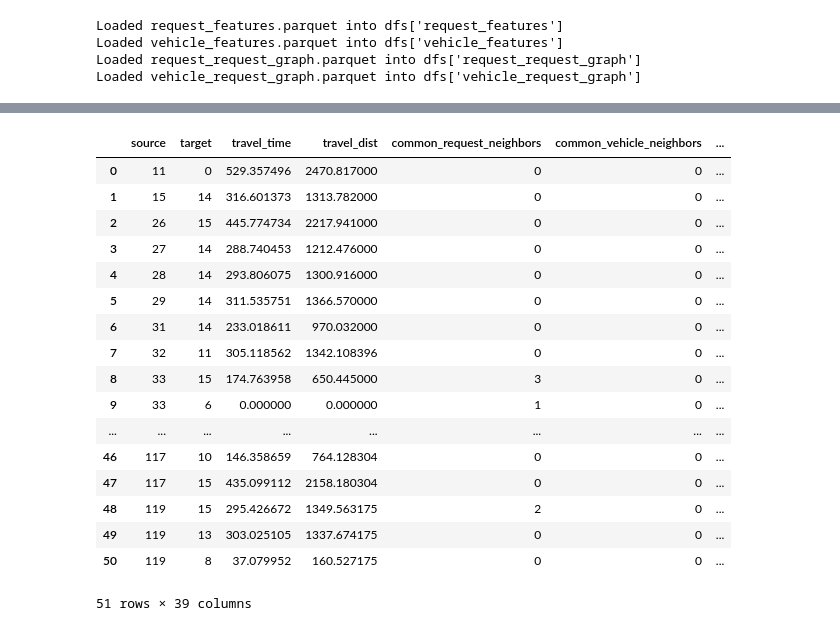
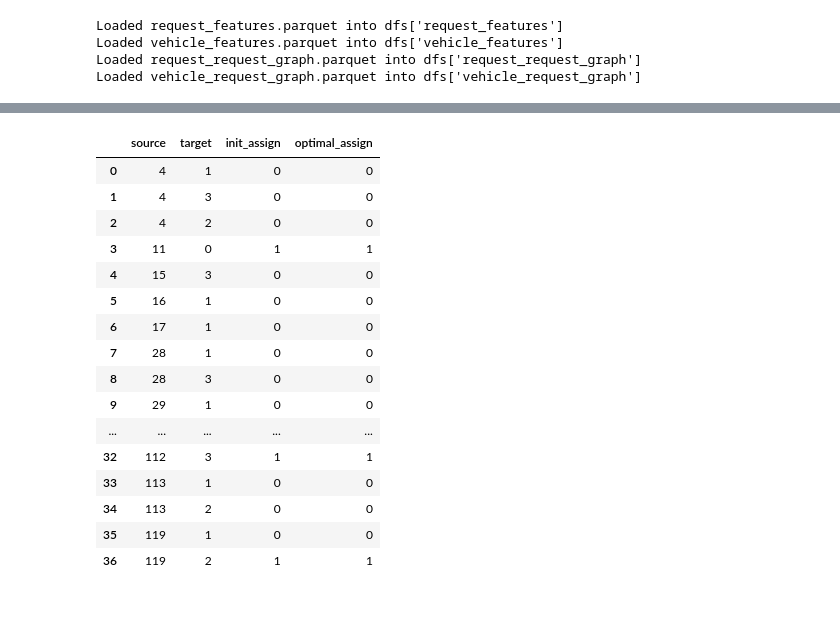
Before and after one commit to TUM-VT/FleetPy, a Jupyter notebook: gnn_project/notebooks/EDA.ipynb, the cells around one changed output, grey strips where cells are left out. Saved outputs shown, nothing was run; the diff lists cells and outputs as text; code cells hidden in the pictures.

```diff
--- a/gnn_project/notebooks/EDA.ipynb
+++ b/gnn_project/notebooks/EDA.ipynb
@@ -4,7 +4,7 @@ import matplotlib.pyplot as plt
 import os
 # %%
 scenario_name = 'test_manhattan_scenario_1'
-base_dir = f'data/{scenario_name}/processed'
+base_dir = f'../data/processed/{scenario_name}'
 # %%
 dfs = {}
 for f in os.listdir(base_dir):
@@ -19,7 +19,7 @@ Loaded request_request_graph.parquet into dfs['request_request_graph']
 Loaded vehicle_request_graph.parquet into dfs['vehicle_request_graph']
 # %%
 # read pickle file
-with open('/Users/hoda_hamdy/Documents/Projects/fleetpy/FleetPy/studies/manhattan_case_study/results/test_manhattan_scenario_1/train/600/vehicle_request_graph.pkl', 'rb') as f:
+with open('/Users/hoda_hamdy/Documents/Projects/fleetpy/FleetPy/studies/manhattan_case_study/results/test_manhattan_scenario_1/train/0/vehicle_request_graph.pkl', 'rb') as f:
     vehicle_request_graph = pd.read_pickle(f)
 vehicle_request_graph
 # %% [output]
@@ -43,6 +45,6 @@ vehicle_request_graph
 # %%
 # read pickle file
-with open('/Users/hoda_hamdy/Documents/Projects/fleetpy/FleetPy/studies/manhattan_case_study/results/test_manhattan_scenario_1/train/450/init_assignments.pkl', 'rb') as f:
+with open(f'/Users/hoda_hamdy/Documents/Projects/fleetpy/FleetPy/studies/manhattan_case_study/results/test_manhattan_scenario_1/train/{timestep}/init_assignments.pkl', 'rb') as f:
     init_assignments = pd.read_pickle(f)
 init_assignments
 # %% [output]
@@ -59,0 +52,5 @@ init_assignments
+# %%
+# read pickle file
+with open(f'/Users/hoda_hamdy/Documents/Projects/fleetpy/FleetPy/studies/manhattan_case_study/results/test_manhattan_scenario_1/train/{timestep}/assignments.pkl', 'rb') as f:
+    assignments = pd.read_pickle(f)
+assignments
@@ -96,21 +94,20 @@ dfs['request_request_graph'].query('timestep == 15')
 # %%
-dfs['vehicle_request_graph'].query('timestep == 20')
+dfs['vehicle_request_graph'].query(f'timestep == {timestep}')[['source', 'target', 'init_assign', 'optimal_assign']]
 # %% [output]
-|  | source | target | travel_time | travel_dist | common_request_neighbors | common_vehicle_neighbors | ... |
-| 0 | 11 | 0 | 529.357496 | 2470.817000 | 0 | 0 | ... |
-| 1 | 15 | 14 | 316.601373 | 1313.782000 | 0 | 0 | ... |
-| 2 | 26 | 15 | 445.774734 | 2217.941000 | 0 | 0 | ... |
-| 3 | 27 | 14 | 288.740453 | 1212.476000 | 0 | 0 | ... |
-| 4 | 28 | 14 | 293.806075 | 1300.916000 | 0 | 0 | ... |
-| 5 | 29 | 14 | 311.535751 | 1366.570000 | 0 | 0 | ... |
-| 6 | 31 | 14 | 233.018611 | 970.032000 | 0 | 0 | ... |
-| 7 | 32 | 11 | 305.118562 | 1342.108396 | 0 | 0 | ... |
-| 8 | 33 | 15 | 174.763958 | 650.445000 | 3 | 0 | ... |
-| 9 | 33 | 6 | 0.000000 | 0.000000 | 1 | 0 | ... |
-| ... | ... | ... | ... | ... | ... | ... | ... |
-| 46 | 117 | 10 | 146.358659 | 764.128304 | 0 | 0 | ... |
-| 47 | 117 | 15 | 435.099112 | 2158.180304 | 0 | 0 | ... |
-| 48 | 119 | 15 | 295.426672 | 1349.563175 | 2 | 0 | ... |
-| 49 | 119 | 13 | 303.025105 | 1337.674175 | 0 | 0 | ... |
-| 50 | 119 | 8 | 37.079952 | 160.527175 | 0 | 0 | ... |
+|  | source | target | init_assign | optimal_assign |
+| 0 | 4 | 1 | 0 | 0 |
+| 1 | 4 | 3 | 0 | 0 |
+| 2 | 4 | 2 | 0 | 0 |
+| 3 | 11 | 0 | 1 | 1 |
+| 4 | 15 | 3 | 0 | 0 |
+| 5 | 16 | 1 | 0 | 0 |
+| 6 | 17 | 1 | 0 | 0 |
+| 7 | 28 | 1 | 0 | 0 |
+| 8 | 28 | 3 | 0 | 0 |
+| 9 | 29 | 1 | 0 | 0 |
+| ... | ... | ... | ... | ... |
+| 32 | 112 | 3 | 1 | 1 |
+| 33 | 113 | 1 | 0 | 0 |
+| 34 | 113 | 2 | 0 | 0 |
+| 35 | 119 | 1 | 0 | 0 |
+| 36 | 119 | 2 | 1 | 1 |
-51 rows × 39 columns
```
Also changed, not shown: parts of 8 cells of this notebook, 6 other files.
